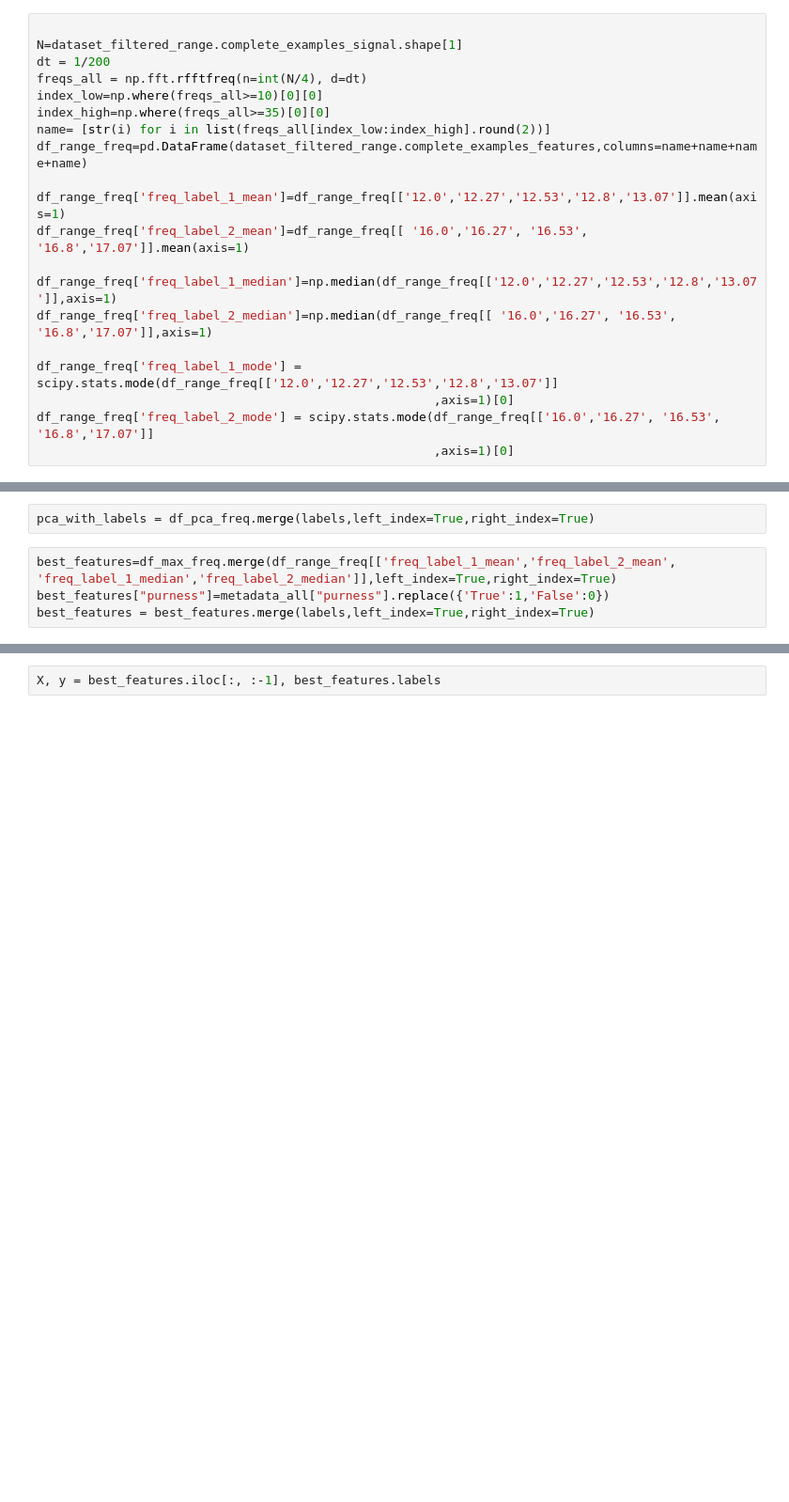
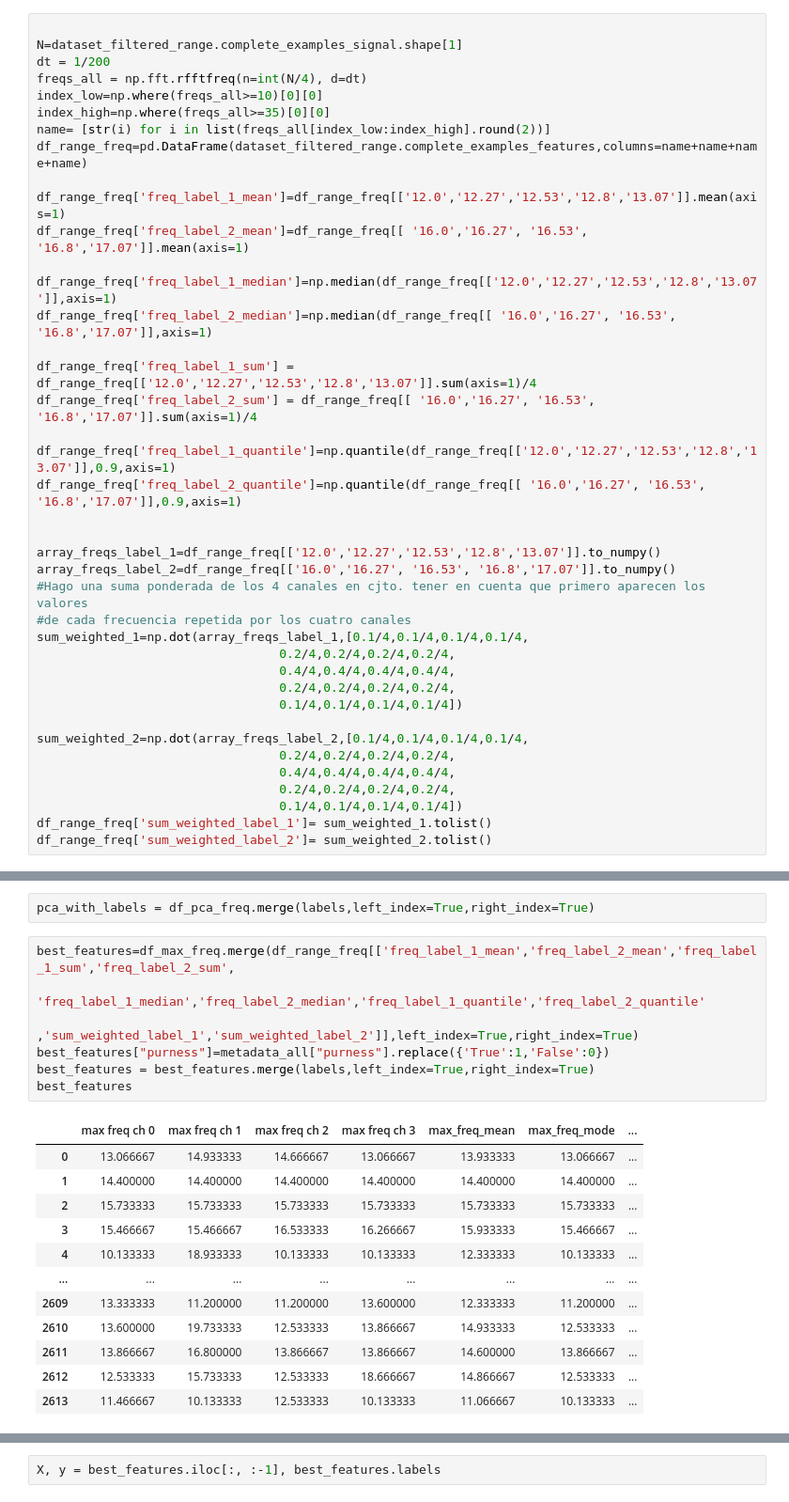
Before and after one commit to yaninaiberra/MentoriaBCI, a Jupyter notebook: tp4_wolfmann.ipynb, the cells around one changed output, grey strips where cells are left out. Shown: that part at 94% size. Drawn from its saved outputs; the diff is of its cells as text; blank space fills up the shorter version.

Commit message:
suma ponderada

```diff
--- a/tp4_wolfmann.ipynb
+++ b/tp4_wolfmann.ipynb
@@ -388,10 +388,30 @@ df_range_freq['freq_label_2_mean']=df_range_freq[[ '16.0','16.27', '16.53', '16.
 df_range_freq['freq_label_1_median']=np.median(df_range_freq[['12.0','12.27','12.53','12.8','13.07']],axis=1)
 df_range_freq['freq_label_2_median']=np.median(df_range_freq[[ '16.0','16.27', '16.53', '16.8','17.07']],axis=1)
 
-df_range_freq['freq_label_1_mode'] = scipy.stats.mode(df_range_freq[['12.0','12.27','12.53','12.8','13.07']]
-                                                      ,axis=1)[0]
-df_range_freq['freq_label_2_mode'] = scipy.stats.mode(df_range_freq[['16.0','16.27', '16.53', '16.8','17.07']]
-                                                      ,axis=1)[0]
+df_range_freq['freq_label_1_sum'] = df_range_freq[['12.0','12.27','12.53','12.8','13.07']].sum(axis=1)/4
+df_range_freq['freq_label_2_sum'] = df_range_freq[[ '16.0','16.27', '16.53', '16.8','17.07']].sum(axis=1)/4
+
+df_range_freq['freq_label_1_quantile']=np.quantile(df_range_freq[['12.0','12.27','12.53','12.8','13.07']],0.9,axis=1)
+df_range_freq['freq_label_2_quantile']=np.quantile(df_range_freq[[ '16.0','16.27', '16.53', '16.8','17.07']],0.9,axis=1)
+
+
+array_freqs_label_1=df_range_freq[['12.0','12.27','12.53','12.8','13.07']].to_numpy()
+array_freqs_label_2=df_range_freq[['16.0','16.27', '16.53', '16.8','17.07']].to_numpy()
+#Hago una suma ponderada de los 4 canales en cjto. tener en cuenta que primero aparecen los valores
+#de cada frecuencia repetida por los cuatro canales
+sum_weighted_1=np.dot(array_freqs_label_1,[0.1/4,0.1/4,0.1/4,0.1/4,
+                                 0.2/4,0.2/4,0.2/4,0.2/4,
+                                 0.4/4,0.4/4,0.4/4,0.4/4,
+                                 0.2/4,0.2/4,0.2/4,0.2/4,
+                                 0.1/4,0.1/4,0.1/4,0.1/4])
+
+sum_weighted_2=np.dot(array_freqs_label_2,[0.1/4,0.1/4,0.1/4,0.1/4,
+                                 0.2/4,0.2/4,0.2/4,0.2/4,
+                                 0.4/4,0.4/4,0.4/4,0.4/4,
+                                 0.2/4,0.2/4,0.2/4,0.2/4,
+                                 0.1/4,0.1/4,0.1/4,0.1/4])
+df_range_freq['sum_weighted_label_1']= sum_weighted_1.tolist()
+df_range_freq['sum_weighted_label_2']= sum_weighted_2.tolist()
 # %% [output]
 [interactive output not drawn]
 [interactive output not drawn]
@@ -422,6 +446,22 @@ freq_range_with_labels = df_range_freq.merge(labels,left_index=True,right_index=
 # %%
 pca_with_labels = df_pca_freq.merge(labels,left_index=True,right_index=True)
 # %%
-best_features=df_max_freq.merge(df_range_freq[['freq_label_1_mean','freq_label_2_mean', 'freq_label_1_median','freq_label_2_median']],left_index=True,right_index=True)
+best_features=df_max_freq.merge(df_range_freq[['freq_label_1_mean','freq_label_2_mean','freq_label_1_sum','freq_label_2_sum',
+          'freq_label_1_median','freq_label_2_median','freq_label_1_quantile','freq_label_2_quantile'
+                                 ,'sum_weighted_label_1','sum_weighted_label_2']],left_index=True,right_index=True)
 best_features["purness"]=metadata_all["purness"].replace({'True':1,'False':0})
 best_features = best_features.merge(labels,left_index=True,right_index=True)
+best_features
+# %% [output]
+|  | max freq ch 0 | max freq ch 1 | max freq ch 2 | max freq ch 3 | max_freq_mean | max_freq_mode | ... |
+| 0 | 13.066667 | 14.933333 | 14.666667 | 13.066667 | 13.933333 | 13.066667 | ... |
+| 1 | 14.400000 | 14.400000 | 14.400000 | 14.400000 | 14.400000 | 14.400000 | ... |
+| 2 | 15.733333 | 15.733333 | 15.733333 | 15.733333 | 15.733333 | 15.733333 | ... |
+| 3 | 15.466667 | 15.466667 | 16.533333 | 16.266667 | 15.933333 | 15.466667 | ... |
+| 4 | 10.133333 | 18.933333 | 10.133333 | 10.133333 | 12.333333 | 10.133333 | ... |
+| ... | ... | ... | ... | ... | ... | ... | ... |
+| 2609 | 13.333333 | 11.200000 | 11.200000 | 13.600000 | 12.333333 | 11.200000 | ... |
+| 2610 | 13.600000 | 19.733333 | 12.533333 | 13.866667 | 14.933333 | 12.533333 | ... |
+| 2611 | 13.866667 | 16.800000 | 13.866667 | 13.866667 | 14.600000 | 13.866667 | ... |
+| 2612 | 12.533333 | 15.733333 | 12.533333 | 18.666667 | 14.866667 | 12.533333 | ... |
+| 2613 | 11.466667 | 10.133333 | 12.533333 | 10.133333 | 11.066667 | 10.133333 | ... |
```
Also changed, not shown: parts of 37 cells of this notebook.
